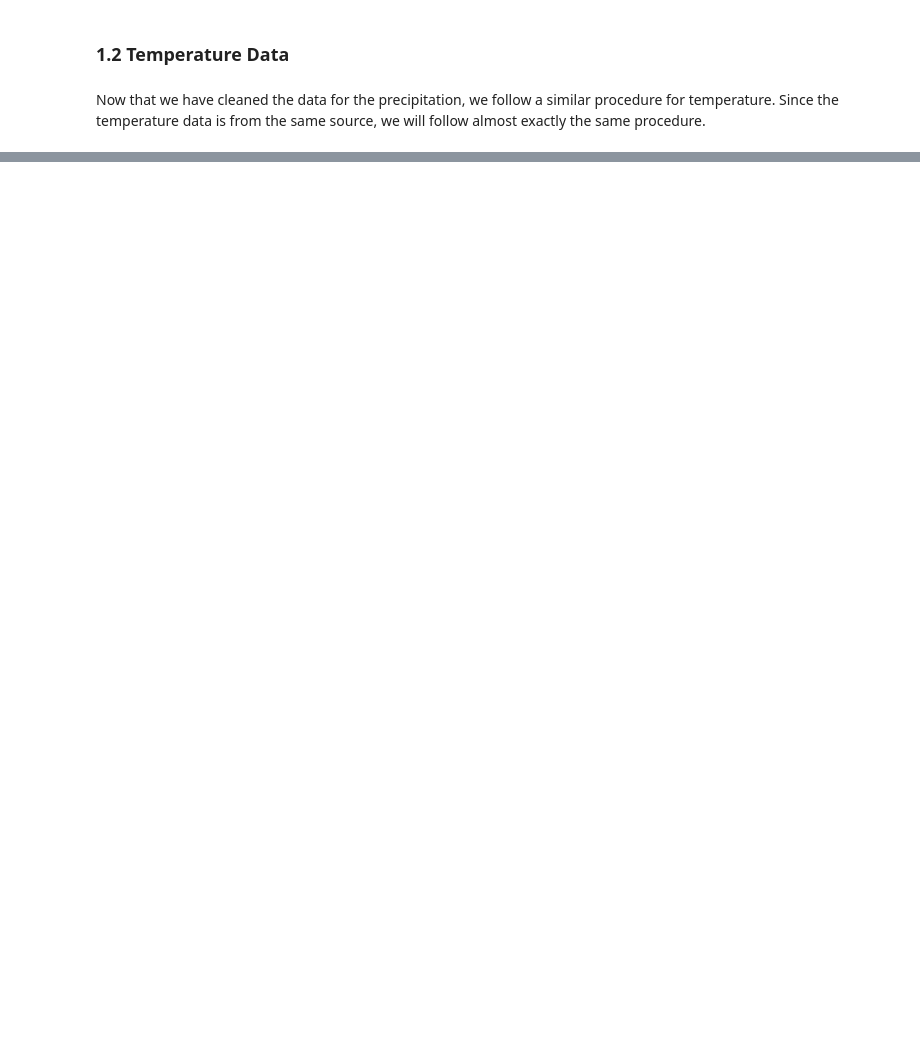
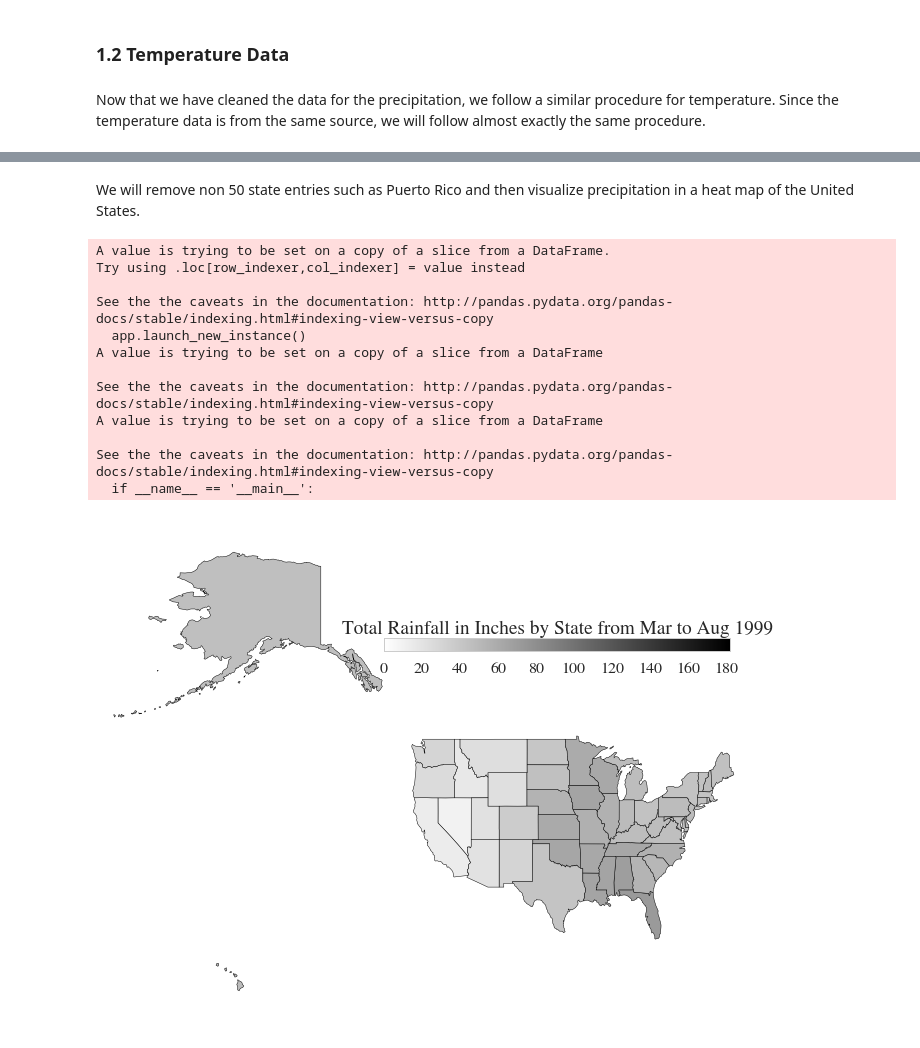
Before and after one commit to dwang953/109-Project, a Jupyter notebook: What's_the_Price_of_Wheat.ipynb, the cells around one changed output, grey strips where cells are left out. Cells and saved outputs as stored; diff of their text form; code cells hidden in the pictures; blank space fills up the shorter version.

```diff
--- a/What's_the_Price_of_Wheat.ipynb
+++ b/What's_the_Price_of_Wheat.ipynb
@@ -174,0 +288,20 @@ tdf.to_csv("tempdf.csv", index=False)
+# %%
+# change column names
+price_df.columns = ['month-year', 'price', 'change']
+# remove first row
+price_df = price_df[~price_df['month-year'].isin(['Month'])]
+# add columns for month and year
+month = []
+year = []
+for row in price_df['month-year']:
+    time = row.split('-')
+    month.append(time[0])
+    if time[1][0] == '9':
+        year.append('19'+time[1])
+    else:
+        year.append('20'+time[1])
+price_df['month'] = month
+price_df['year'] = year
+# remove month-year column
+price_df = price_df.drop('month-year', axis=1)
+price_df.head()
@@ -174,0 +522,3 @@ tdf.to_csv("tempdf.csv", index=False)
+# %%
+prec = pd.read_csv("cleaned_data/precdf.csv")
+prec.head(10)
@@ -174,0 +537,31 @@ tdf.to_csv("tempdf.csv", index=False)
+# %% [markdown]
+We will remove non 50 state entries such as Puerto Rico and then visualize precipitation in a heat map of the United States.
+# %%
+for col in prec:
+    if (col=='State'):
+        prec= prec[(prec[col] != 'FM') & (prec[col] != 'UM')
+                   & (prec[col] != 'MH') & (prec[col] != 'PW')]
+# %%
+def make_map_prec(year, start_month, end_month):
+    input_df = prec.loc[prec['Year'] == year]
+    input_df['cumulative_rainfall'] = (prec.ix[:,start_month:end_month]).sum(axis=1)
+    for index, row in input_df.iterrows():
+        state_full=states_abbrev[row['State']]
+        input_df['State'][index]=state_full
+    make_map(input_df.set_index('State').cumulative_rainfall,"Total Rainfall in Inches by State from "+str(start_month)+" to "+str(end_month)+" "+str(year))
+# %%
+make_map_prec(1999,'Mar','Aug')
+# %% [output]
+A value is trying to be set on a copy of a slice from a DataFrame.
+Try using .loc[row_indexer,col_indexer] = value instead
+
+See the the caveats in the documentation: http://pandas.pydata.org/pandas-docs/stable/indexing.html#indexing-view-versus-copy
+  app.launch_new_instance()
+A value is trying to be set on a copy of a slice from a DataFrame
+
+See the the caveats in the documentation: http://pandas.pydata.org/pandas-docs/stable/indexing.html#indexing-view-versus-copy
+A value is trying to be set on a copy of a slice from a DataFrame
+
+See the the caveats in the documentation: http://pandas.pydata.org/pandas-docs/stable/indexing.html#indexing-view-versus-copy
+  if __name__ == '__main__':
+[figure, added]
```
Also changed, not shown: parts of 48 cells of this notebook, 18 other files.
